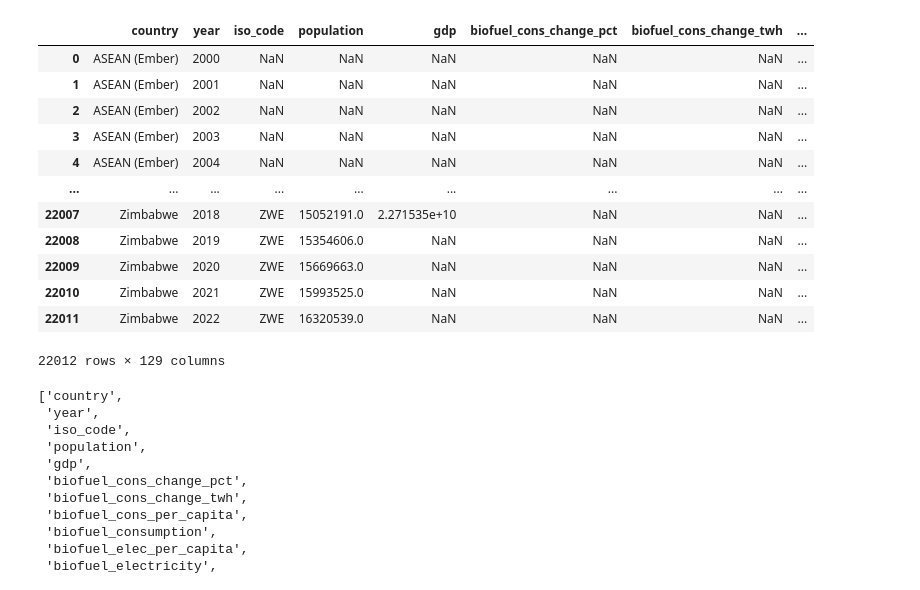
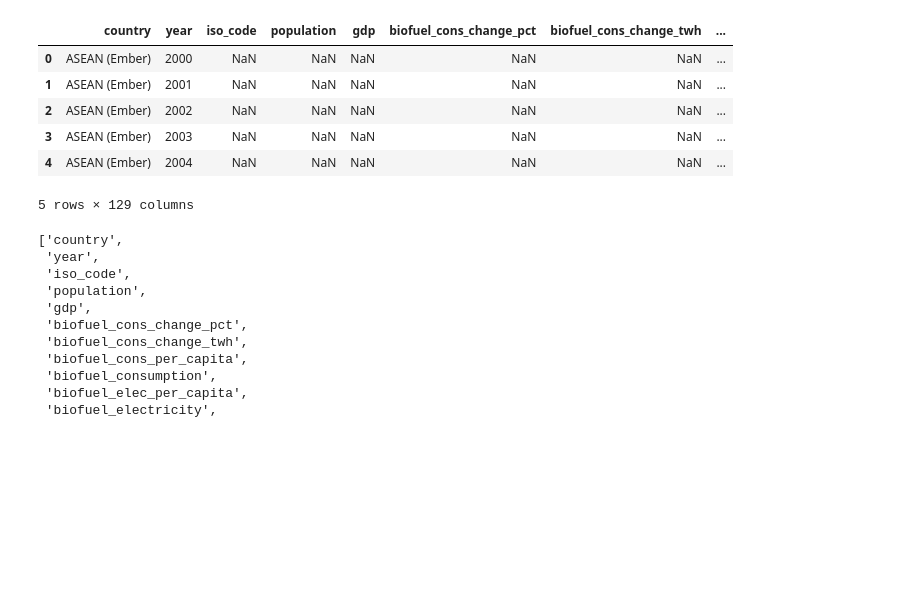
Before and after one commit to skythelimitdt/data_analytics_proj1, a Jupyter notebook: sezer1.ipynb, the cells around one changed output. Saved outputs shown, nothing was run; the diff lists cells and outputs as text; code cells hidden in the pictures; blank space fills up the shorter version.

```diff
--- a/eylem.ipynb
+++ b/sezer1.ipynb
@@ -11,22 +11,16 @@ import hvplot.pandas
 # %%
 # Take in all of our data and read it into pandas
 
 world_energy_df = pd.read_csv("Resources/world_energy_consumption.csv")
-world_energy_df
+world_energy_df.head()
 # %% [output]
 |  | country | year | iso_code | population | gdp | biofuel_cons_change_pct | biofuel_cons_change_twh | ... |
 | 0 | ASEAN (Ember) | 2000 | NaN | NaN | NaN | NaN | NaN | ... |
 | 1 | ASEAN (Ember) | 2001 | NaN | NaN | NaN | NaN | NaN | ... |
 | 2 | ASEAN (Ember) | 2002 | NaN | NaN | NaN | NaN | NaN | ... |
 | 3 | ASEAN (Ember) | 2003 | NaN | NaN | NaN | NaN | NaN | ... |
 | 4 | ASEAN (Ember) | 2004 | NaN | NaN | NaN | NaN | NaN | ... |
-| ... | ... | ... | ... | ... | ... | ... | ... | ... |
-| 22007 | Zimbabwe | 2018 | ZWE | 15052191.0 | 2.271535e+10 | NaN | NaN | ... |
-| 22008 | Zimbabwe | 2019 | ZWE | 15354606.0 | NaN | NaN | NaN | ... |
-| 22009 | Zimbabwe | 2020 | ZWE | 15669663.0 | NaN | NaN | NaN | ... |
-| 22010 | Zimbabwe | 2021 | ZWE | 15993525.0 | NaN | NaN | NaN | ... |
-| 22011 | Zimbabwe | 2022 | ZWE | 16320539.0 | NaN | NaN | NaN | ... |
-22012 rows × 129 columns
+5 rows × 129 columns
 # %%
 world_energy_df.columns.tolist()
 # %% [output]
```
Also changed, not shown: parts of 8 cells of this notebook.
